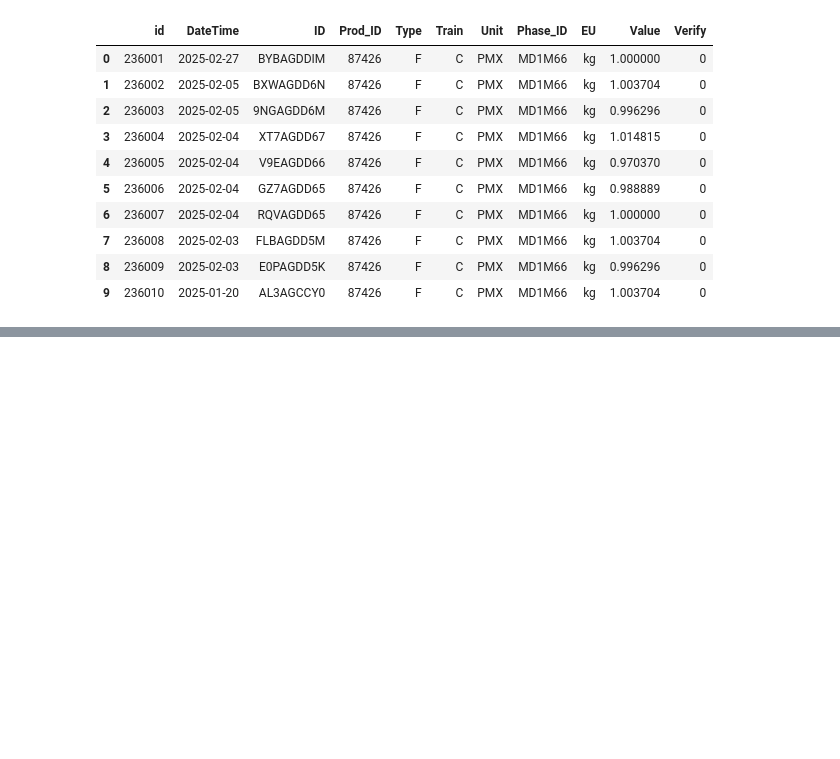
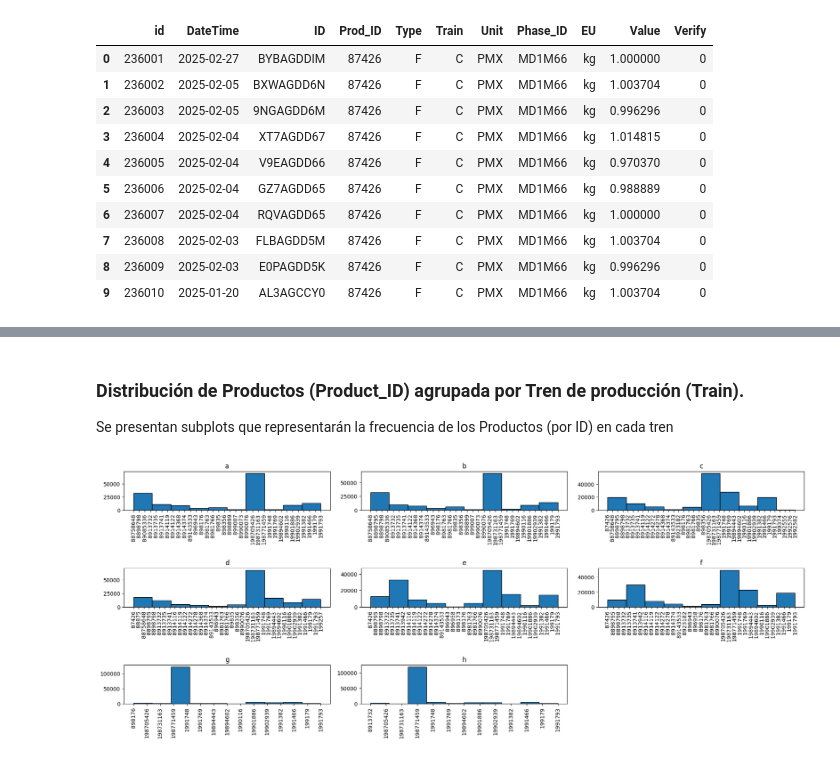
Before and after one commit to ygalves/ETL_project, a Jupyter notebook: ETLprj_extract.ipynb, the cells around one changed output, grey strips where cells are left out. Saved outputs shown, nothing was run; the diff lists cells and outputs as text; code cells hidden in the pictures; blank space fills up the shorter version.

Commit message:
Avance Entrega 2

```diff
--- a/ETLprj_extract.ipynb
+++ b/ETLprj_extract.ipynb
@@ -330,0 +799,14 @@ df.head(10)
+# %% [markdown]
+### Distribución de Productos (Product_ID) agrupada por Tren de producción (Train).
+
+Se presentan subplots que representarán la frecuencia de los Productos (por ID) en cada tren
+# %%
+from IPython.core.interactiveshell import softspace
+#create histograms of points by Type
+df['Prod_ID'].hist(by=df['Train'], edgecolor='black', figsize = (22,8))
+# Ajustar la separación entre los histogramas
+plt.subplots_adjust(hspace=1.5, wspace=0.15)  # hspace controla la separación vertical y wspace la horizontal
+# Mostrar el gráfico
+plt.show()
+# %% [output]
+[figure, added]
```
Also changed, not shown: parts of 30 cells of this notebook, 8 other files.
